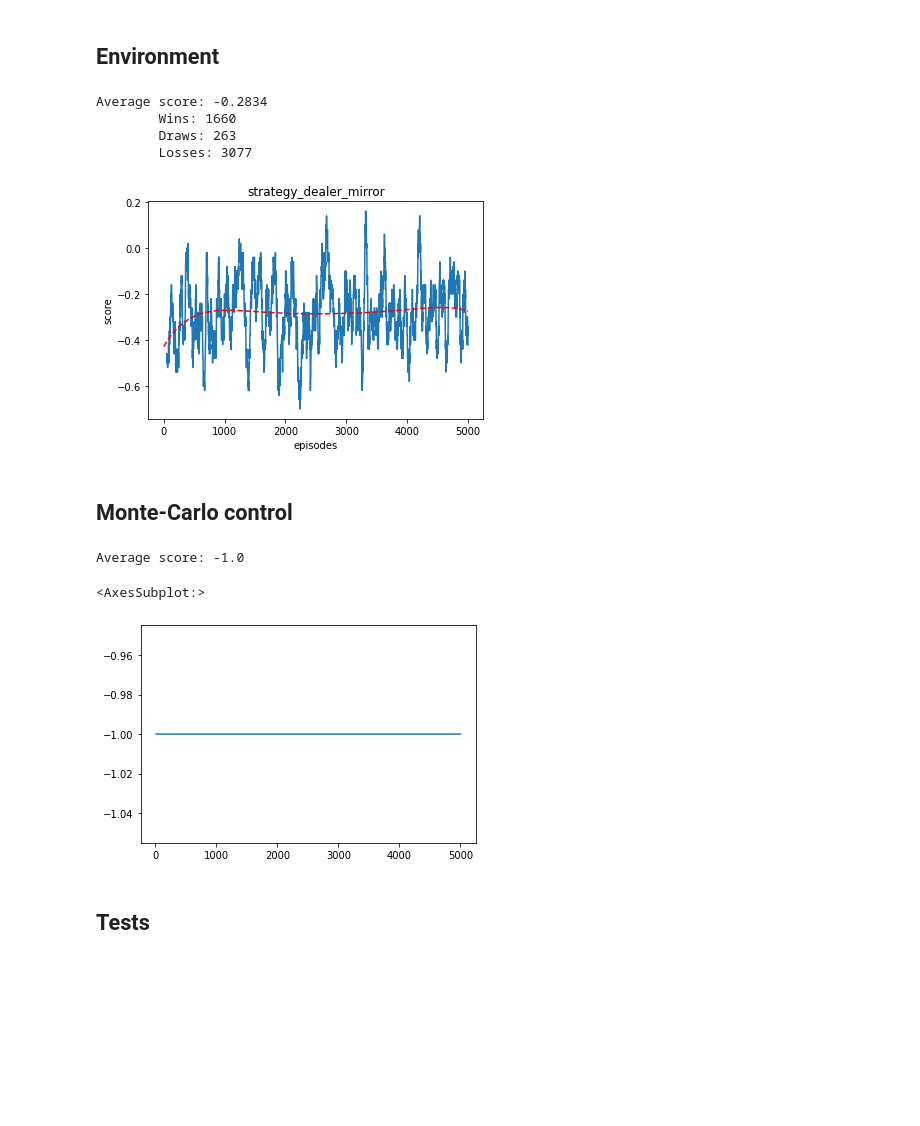
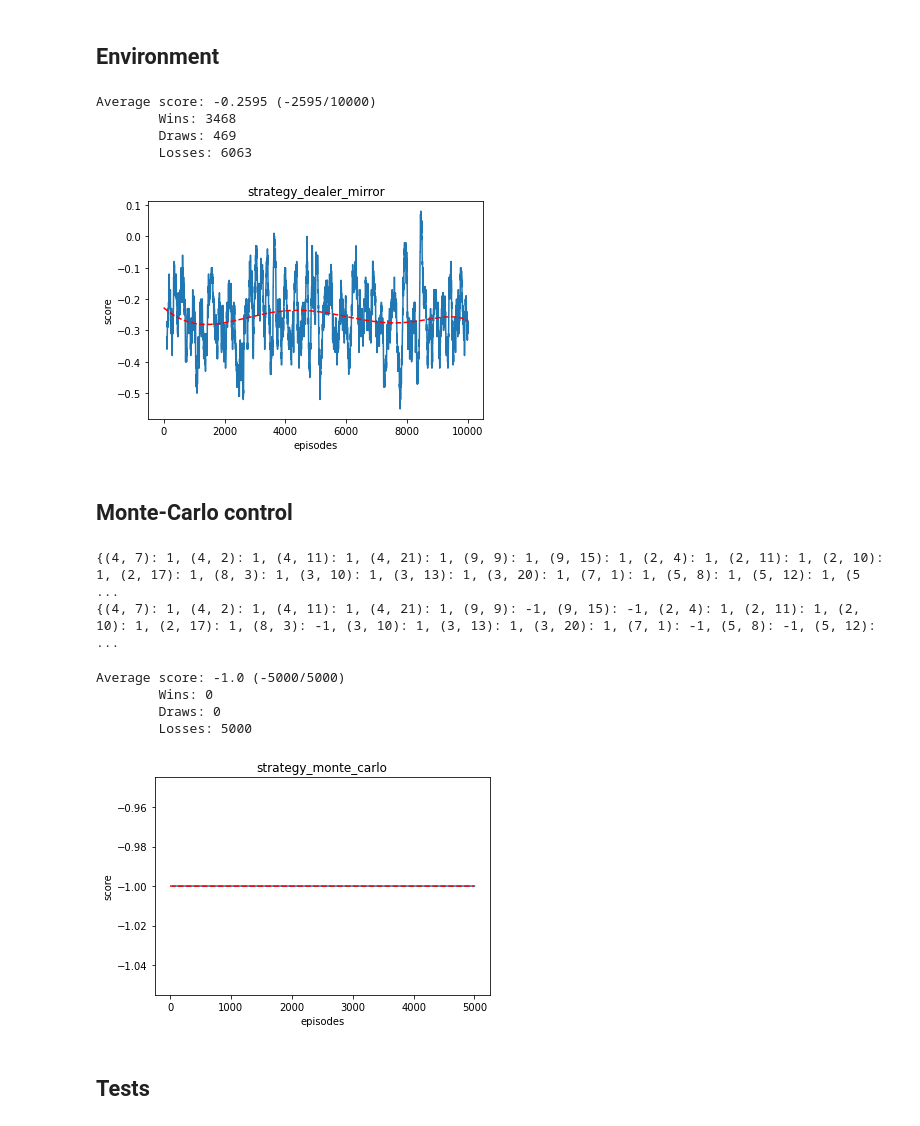
Before and after one commit to cjqian/flappy, a Jupyter notebook: Easy21.ipynb, the cells around one changed output. Cells and saved outputs as stored; diff of their text form; code cells hidden in the pictures; blank space fills up the shorter version.

Commit message:
Start implementing every-visit Monte Carlo policy evaluation.

```diff
--- a/Easy21.ipynb
+++ b/Easy21.ipynb
@@ -57,15 +57,16 @@ class State(object):
         self.player_sum = player_sum
         self.is_terminal = is_terminal
 
+    @property
     def key(self):
         """Returns a hashable key."""
-        return (self.dealer_first_card, self.player_sum)
+        return (self.dealer_first_card.value, self.player_sum)
 
     def __str__(self):
         return ("State:\n\tDealer's first card: {}\n\t"
                 "Player sum: {}\n\t"
                 "Is terminal: {}\n".format(
-            self.dealer_first_card,
+            str(self.dealer_first_card),
             self.player_sum,
             self.is_terminal
         ))
@@ -210,7 +211,7 @@ def strategy_dealer_mirror(s):
         return Action.STICK
     return Action.HIT
 
-def play_episode(strategy, show_debug=False):
+def run_episode(strategy, show_debug=False):
 
     if show_debug:
         logging.getLogger().setLevel(logging.DEBUG)
@@ -243,14 +244,14 @@ def play_episode(strategy, show_debug=False):
 
     return episode
 
-def play_episodes(n, strategy, show_debug=False):
+def run_episodes(n, strategy, show_debug=False):
     episodes = []
     for i in range(n):
-        e = play_episode(strategy, show_debug)
+        e = run_episode(strategy, show_debug)
         episodes.append(e)
 
     rs = [e.score() for e in episodes]
-    print("Average score: {} ({}/{})".format(sum(rs)/len(rs)))
+    print("Average score: {} ({}/{})".format(sum(rs)/len(rs), sum(rs), len(rs)))
     print("\tWins: {}".format(sum([1 for r in rs if r == 1])))
     print("\tDraws: {}".format(sum([1 for r in rs if r == 0])))
     print("\tLosses: {}".format(sum([1 for r in rs if r == -1])))
@@ -267,18 +268,19 @@ def play_episodes(n, strategy, show_debug=False):
     z = np.polyfit(x, rs, 6)
     p = np.poly1d(z)
     ax.plot(x, p(x), "r--")
-    return rs
+
+    return episodes
 
 
-# e = play_episode(strategy_dealer_mirror, show_debug=False)
+# e = run_episode(strategy_dealer_mirror, show_debug=False)
 # print(e)
 
-episodes = play_episodes(5000, strategy_dealer_mirror, show_debug=False)
+episodes = run_episodes(10000, strategy_dealer_mirror, show_debug=False)
 # %% [output]
-Average score: -0.2834
-        Wins: 1660
-        Draws: 263
-        Losses: 3077
+Average score: -0.2595 (-2595/10000)
+        Wins: 3468
+        Draws: 469
+        Losses: 6063
-[figure, old version]
+[figure, new version]
 # %% [markdown]
 ## Monte-Carlo control
@@ -299,3 +329,13 @@ class MonteCarloControl(object):
+# %%
+tests = episodes[:10]
+mc = MonteCarloControl()
+for t in tests:
+    mc.evaluate_episode(t)
+print(mc.counters)
+print(mc.returns)
+# %% [output]
+{(4, 7): 1, (4, 2): 1, (4, 11): 1, (4, 21): 1, (9, 9): 1, (9, 15): 1, (2, 4): 1, (2, 11): 1, (2, 10): 1, (2, 17): 1, (8, 3): 1, (3, 10): 1, (3, 13): 1, (3, 20): 1, (7, 1): 1, (5, 8): 1, (5, 12): 1, (5 ...
+{(4, 7): 1, (4, 2): 1, (4, 11): 1, (4, 21): 1, (9, 9): -1, (9, 15): -1, (2, 4): 1, (2, 11): 1, (2, 10): 1, (2, 17): 1, (8, 3): -1, (3, 10): 1, (3, 13): 1, (3, 20): 1, (7, 1): -1, (5, 8): -1, (5, 12):  ...
 # %%
 # Initialize the value function to 0
 # Use a time-varying scalar step-size of \alpha_t = 1/N(s_t, a_t)
@@ -304,14 +344,14 @@ class MonteCarloControl(object):
 # %%
 def strategy_monte_carlo(s):
     return Action.HIT
 
-rs = play_games(5000, strategy_monte_carlo, show_debug=False)
-print("Average score: {}".format(sum(rs)/len(rs)))
-pd.Series(rs).rolling(10).mean()[9:].plot()
+episodes = run_episodes(5000, strategy_monte_carlo, show_debug=False)
 # %% [output]
-Average score: -1.0
+Average score: -1.0 (-5000/5000)
+        Wins: 0
+        Draws: 0
+        Losses: 5000
-<AxesSubplot:>
-[figure, old version]
+[figure, new version]
 # %% [markdown]
 ## Tests
 # %%
```
Also changed, not shown: parts of 2 cells of this notebook.
